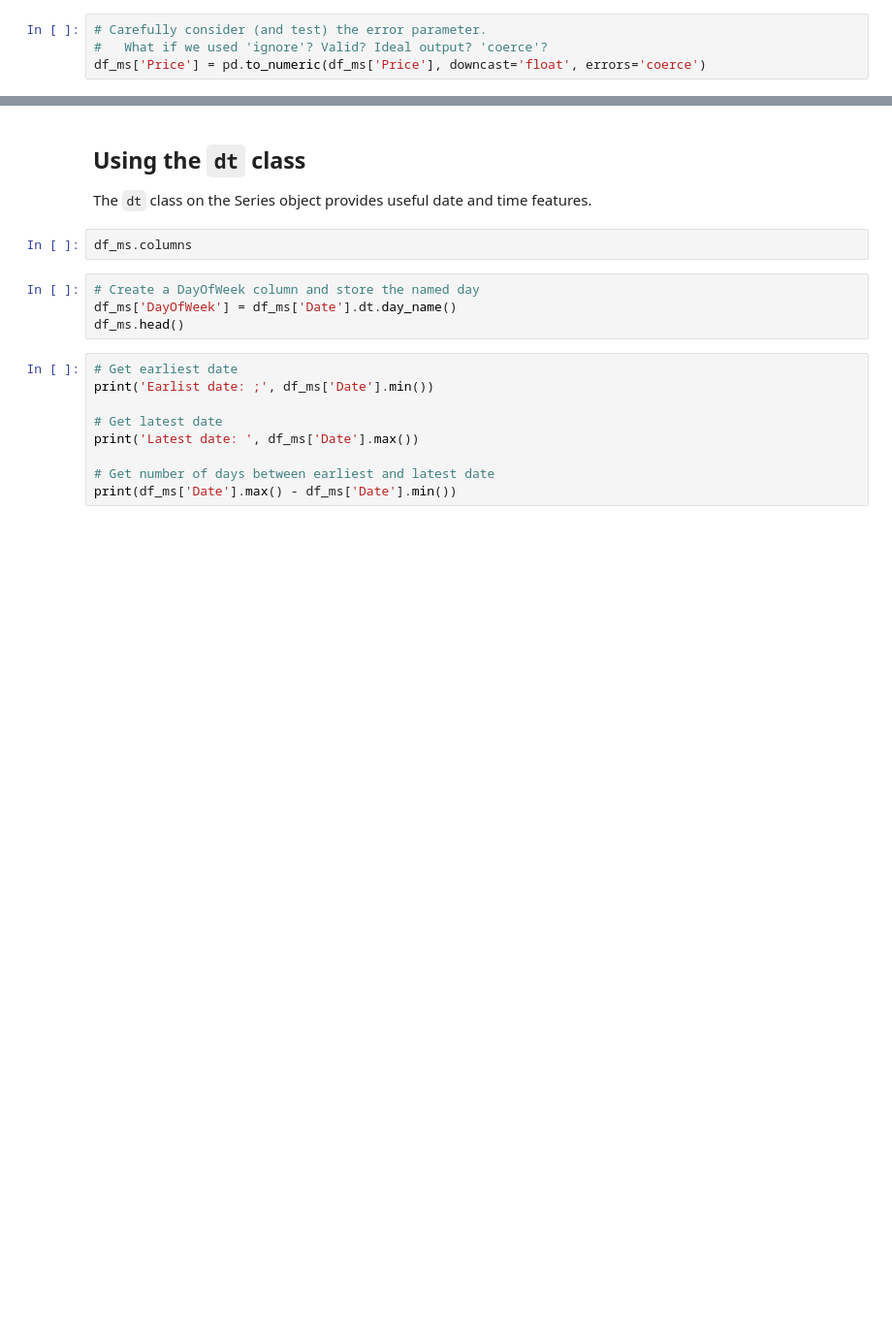
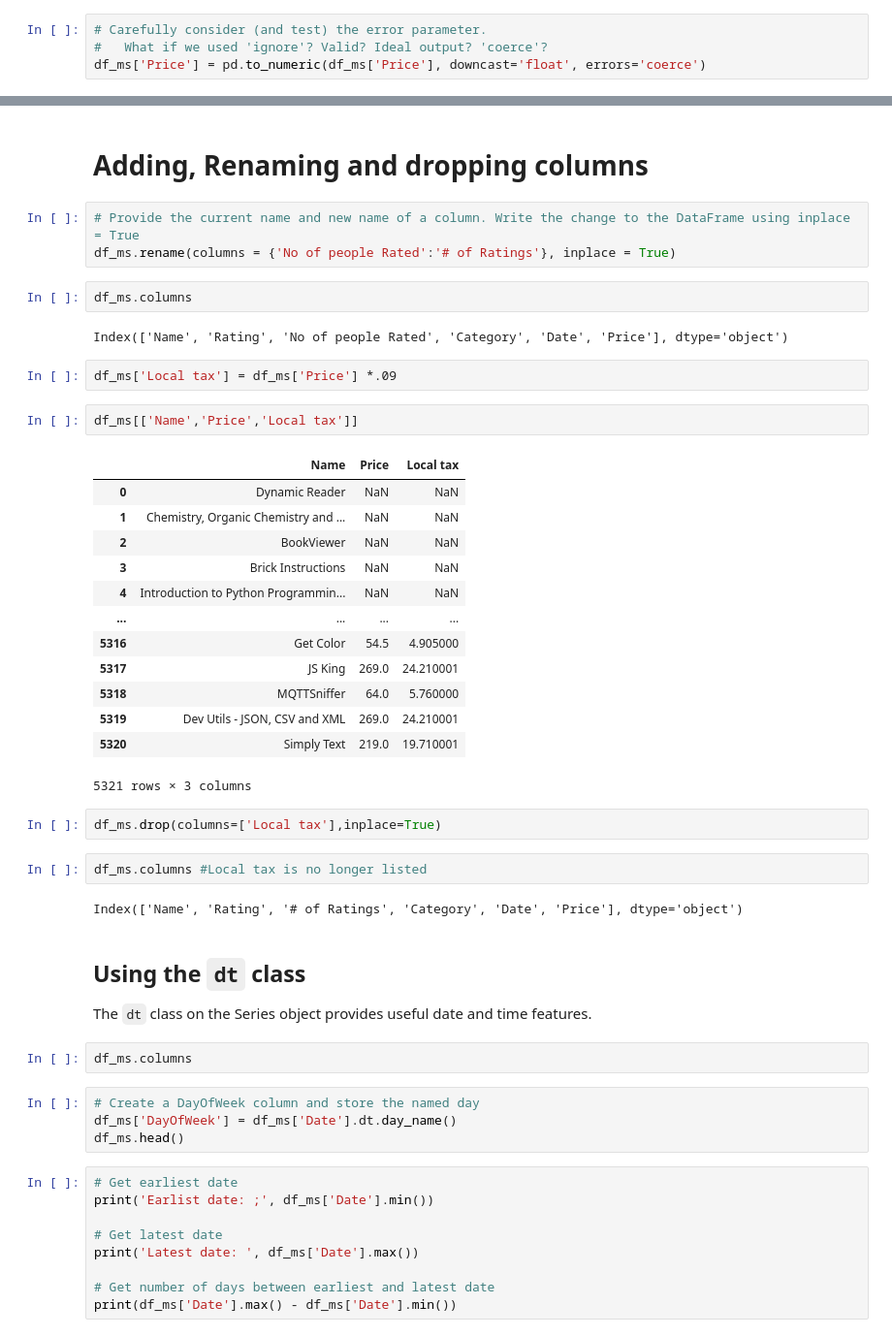
Before and after one commit to gregbott/Python_For_Business_Students, a Jupyter notebook: Pandas.ipynb, the cells around one changed output, grey strips where cells are left out. Shown at 97% size. Saved outputs shown, nothing was run; the diff lists cells and outputs as text; blank space fills up the shorter version.

```diff
--- a/Pandas.ipynb
+++ b/Pandas.ipynb
@@ -606,3 +1193,36 @@ df_ms.dtypes
+# %% [markdown]
+# Adding, Renaming and dropping columns
+# %%
+# Provide the current name and new name of a column. Write the change to the DataFrame using inplace = True
+df_ms.rename(columns = {'No of people Rated':'# of Ratings'}, inplace = True)
+# %%
+df_ms.columns
+# %% [output]
+Index(['Name', 'Rating', 'No of people Rated', 'Category', 'Date', 'Price'], dtype='object')
+# %%
+df_ms['Local tax'] = df_ms['Price'] *.09
+# %%
+df_ms[['Name','Price','Local tax']]
+# %% [output]
+|  | Name | Price | Local tax |
+| 0 | Dynamic Reader | NaN | NaN |
+| 1 | Chemistry, Organic Chemistry and ... | NaN | NaN |
+| 2 | BookViewer | NaN | NaN |
+| 3 | Brick Instructions | NaN | NaN |
+| 4 | Introduction to Python Programmin... | NaN | NaN |
+| ... | ... | ... | ... |
+| 5316 | Get Color | 54.5 | 4.905000 |
+| 5317 | JS King | 269.0 | 24.210001 |
+| 5318 | MQTTSniffer | 64.0 | 5.760000 |
+| 5319 | Dev Utils - JSON, CSV and XML | 269.0 | 24.210001 |
+| 5320 | Simply Text | 219.0 | 19.710001 |
+5321 rows × 3 columns
+# %%
+df_ms.drop(columns=['Local tax'],inplace=True)
+# %%
+df_ms.columns #Local tax is no longer listed
+# %% [output]
+Index(['Name', 'Rating', '# of Ratings', 'Category', 'Date', 'Price'], dtype='object')
 # %% [markdown]
 ## Using the `dt` class
 The `dt` class on the Series object provides useful date and time features.
```
Also changed, not shown: parts of 72 cells of this notebook.
